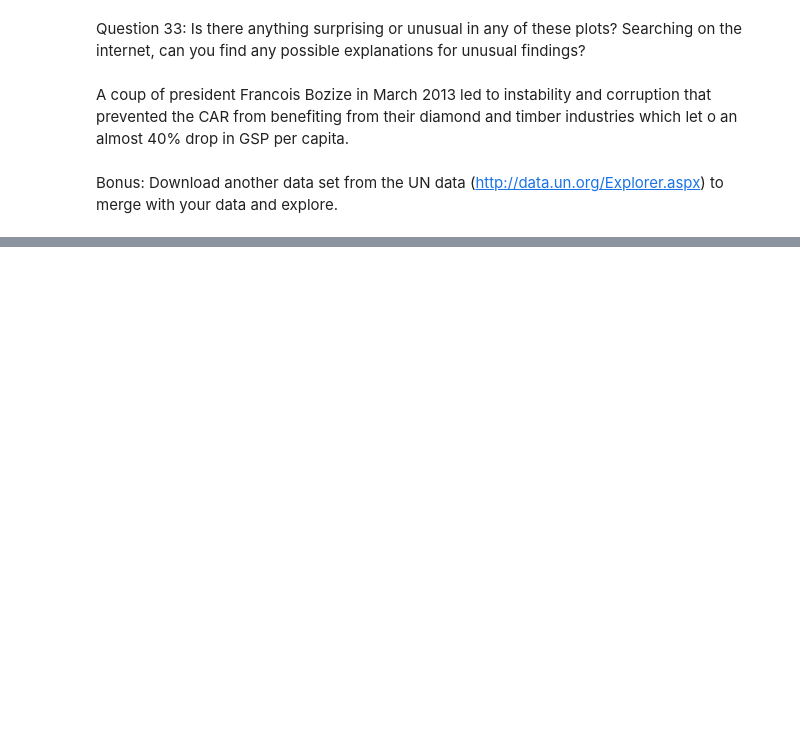
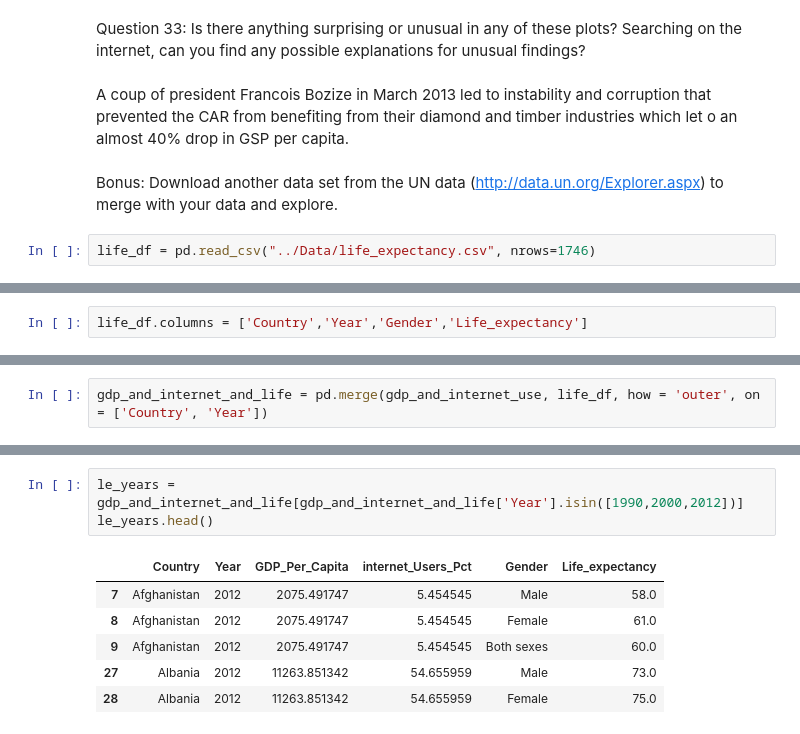
Before and after one commit to Mackeyk88/gdp-and-internet-usage-python, a Jupyter notebook: Notebook/Python1.ipynb, the cells around one changed output, grey strips where cells are left out. Saved outputs shown, nothing was run; the diff lists cells and outputs as text; blank space fills up the shorter version.

```diff
--- a/Notebook/Python1.ipynb
+++ b/Notebook/Python1.ipynb
@@ -526,3 +526,5 @@ Question 33: Is there anything surprising or unusual in any of these plots? Sear
 A coup of president Francois Bozize in March 2013 led to instability and corruption that prevented the CAR from benefiting from their diamond and timber industries which let o an almost 40% drop in GSP per capita.
 # %% [markdown]
 Bonus: Download another data set from the UN data (http://data.un.org/Explorer.aspx) to merge with your data and explore.
+# %%
+life_df = pd.read_csv("../Data/life_expectancy.csv", nrows=1746)
@@ -528,0 +566,2 @@ Bonus: Download another data set from the UN data (http://data.un.org/Explorer.a
+# %%
+life_df.columns = ['Country','Year','Gender','Life_expectancy']
@@ -528,0 +577,2 @@ Bonus: Download another data set from the UN data (http://data.un.org/Explorer.a
+# %%
+gdp_and_internet_and_life = pd.merge(gdp_and_internet_use, life_df, how = 'outer', on = ['Country', 'Year'])
@@ -528,0 +595,10 @@ Bonus: Download another data set from the UN data (http://data.un.org/Explorer.a
+# %%
+le_years = gdp_and_internet_and_life[gdp_and_internet_and_life['Year'].isin([1990,2000,2012])]
+le_years.head()
+# %% [output]
+|  | Country | Year | GDP_Per_Capita | internet_Users_Pct | Gender | Life_expectancy |
+| 7 | Afghanistan | 2012 | 2075.491747 | 5.454545 | Male | 58.0 |
+| 8 | Afghanistan | 2012 | 2075.491747 | 5.454545 | Female | 61.0 |
+| 9 | Afghanistan | 2012 | 2075.491747 | 5.454545 | Both sexes | 60.0 |
+| 27 | Albania | 2012 | 11263.851342 | 54.655959 | Male | 73.0 |
+| 28 | Albania | 2012 | 11263.851342 | 54.655959 | Female | 75.0 |
```
Also changed, not shown: parts of 13 cells of this notebook.
